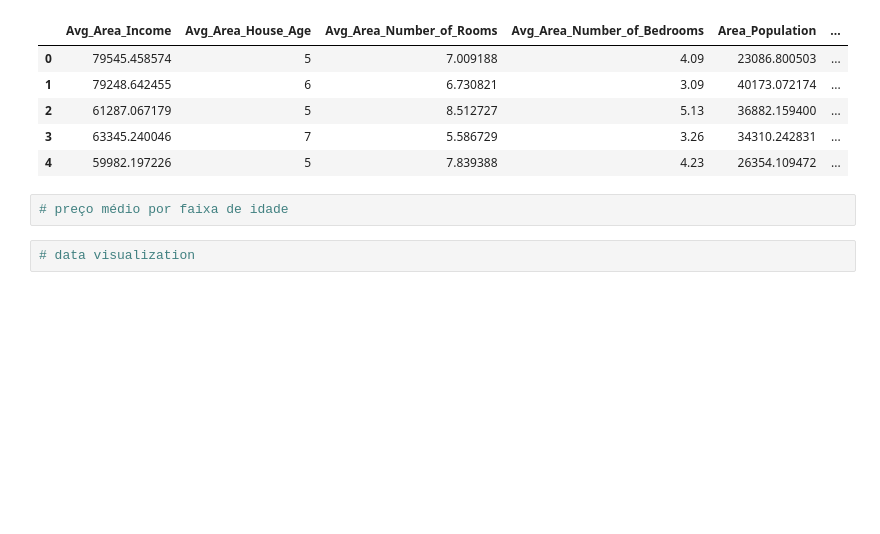
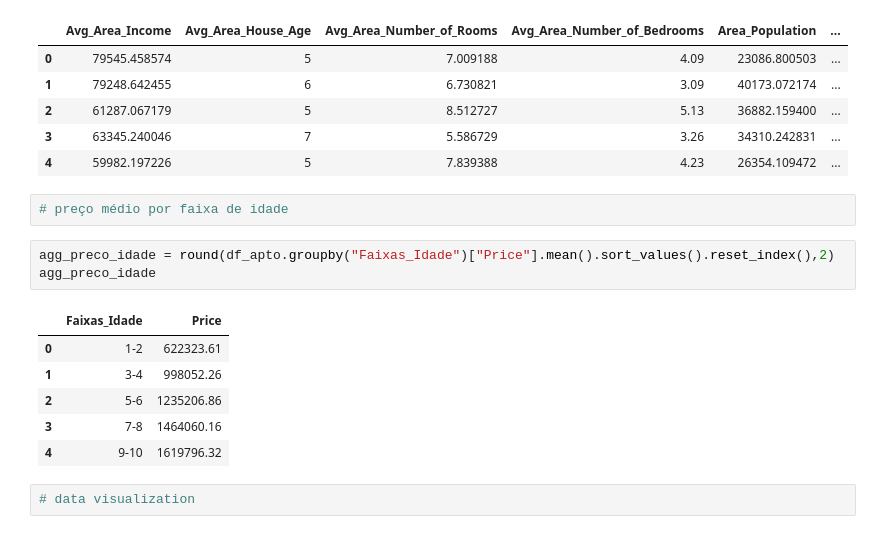
Before and after one commit to leandroboteon/python-correlacoes-precos-apartamento, a Jupyter notebook: Relacoes_de_precos_de_apartamentos.ipynb, the cells around one changed output. Drawn from its saved outputs; the diff is of its cells as text; blank space fills up the shorter version.

```diff
--- a/Relacoes_de_precos_de_apartamentos.ipynb
+++ b/Relacoes_de_precos_de_apartamentos.ipynb
@@ -143,5 +143,15 @@ df_apto.head()
 | 4 | 59982.197226 | 5 | 7.839388 | 4.23 | 26354.109472 | ... |
 # %%
 # preço médio por faixa de idade
+# %%
+agg_preco_idade = round(df_apto.groupby("Faixas_Idade")["Price"].mean().sort_values().reset_index(),2)
+agg_preco_idade
+# %% [output]
+|  | Faixas_Idade | Price |
+| 0 | 1-2 | 622323.61 |
+| 1 | 3-4 | 998052.26 |
+| 2 | 5-6 | 1235206.86 |
+| 3 | 7-8 | 1464060.16 |
+| 4 | 9-10 | 1619796.32 |
 # %%
 # data visualization
```
Also changed, not shown: parts of 1 cell of this notebook.
